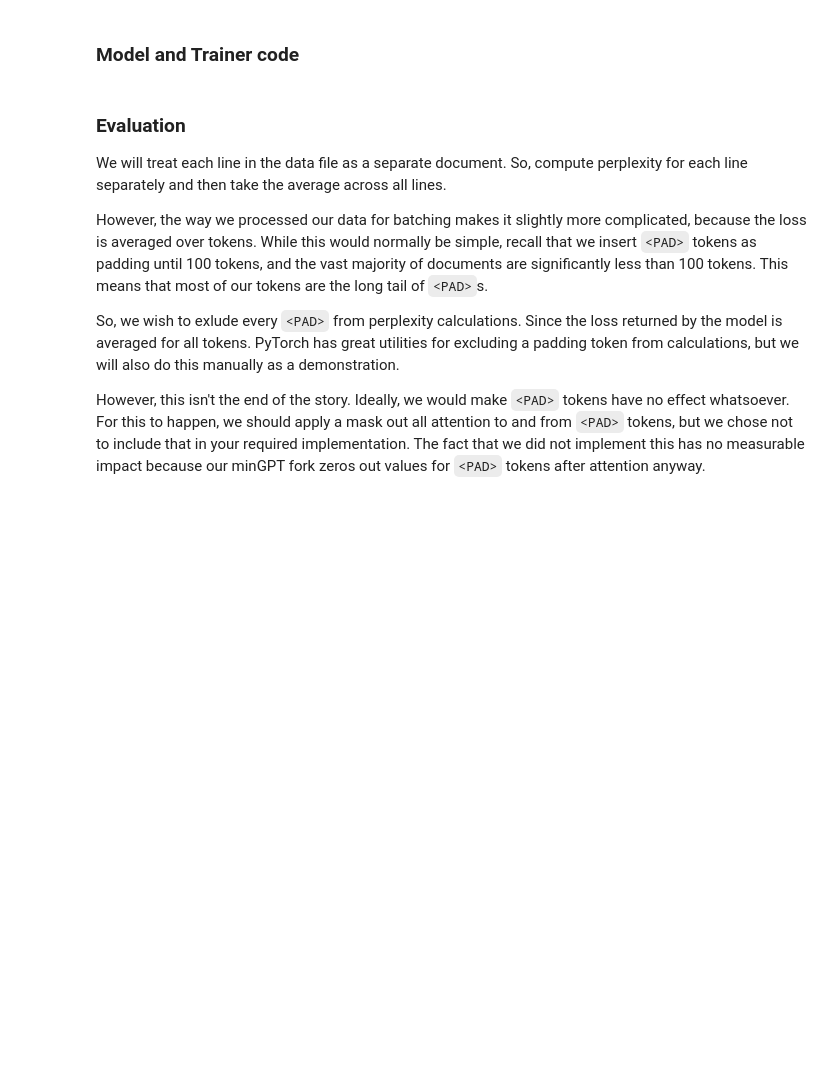
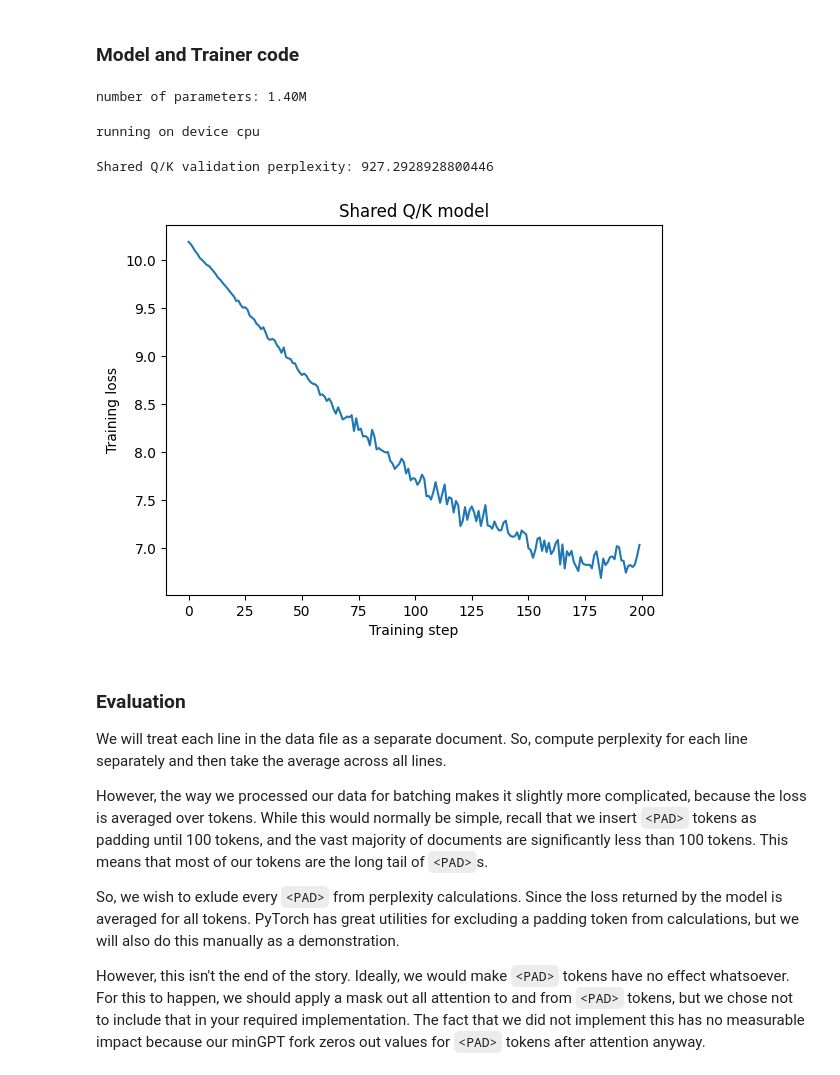
Before and after one commit to ghk2112/NLP_HW_2, a Jupyter notebook: Gayathri_Krishnan_BC3705NLP_A2P1.ipynb, the cells around one changed output. Saved outputs shown, nothing was run; the diff lists cells and outputs as text; code cells hidden in the pictures; blank space fills up the shorter version.

```diff
--- a/Gayathri_Krishnan_BC3705NLP_A2P1.ipynb
+++ b/Gayathri_Krishnan_BC3705NLP_A2P1.ipynb
@@ -457,5 +495,10 @@ train_dataset[447]
 # %% [markdown]
 ### Model and Trainer code
+# %%
+def init_shared_qk_proj(n_embd: int):
+    shared_qk = nn.Linear(n_embd, n_embd)
+    value_proj = nn.Linear(n_embd, n_embd)
+    return shared_qk, shared_qk, value_proj
 # %%
 model_config = GPT.get_default_config()
 model_config.model_type = None
@@ -479,27 +522,32 @@ model_config.block_size = 1024
 
 # We modified config to accept some functions for attention
 # Feel free to replace either of these!
-model_config.attn_init_fn = init_qkv_proj
+model_config.attn_init_fn = init_shared_qk_proj
 model_config.attn_fn = self_attention
 
 # Can use the wrapper around PyTorch's multi-head attention instead, but it's hard to modify for experiments
 # model_config.attn_fn = MHA_wrapper
 torch.manual_seed(447)
 torch.cuda.manual_seed_all(447)
-
 model = GPT(model_config)
+# %% [output]
+number of parameters: 1.40M
 # %%
 train_config = Trainer.get_default_config()
 train_config.device = DEVICE
+DEVICE = "cpu"
 train_config.num_workers = 2
 
 # We didn't tune the hyperparameters at all, feel free to change
 train_config.learning_rate = 5e-4
 train_config.batch_size = 32
-train_config.max_iters = len(train_dataset) // train_config.batch_size  # train for 1 epoch
+#train_config.max_iters = len(train_dataset) // train_config.batch_size  # train for 1 epoch
+train_config.max_iters = 200
 
 trainer = Trainer(train_config, model, train_dataset)
 log = []
+# %% [output]
+running on device cpu
 # %%
 torch.manual_seed(447)
 torch.cuda.manual_seed_all(447)
@@ -517,20 +565,26 @@ trainer.set_callback('on_batch_end', on_batch_end)
 trainer.run()
 bar.close()
 # %%
-modified_model = model
-modified_log = log.copy()
+shared_qk_model = model
+shared_qk_log = log.copy()
 
-modified_dev_losses = evaluate_losses(
-    lines_dev, model=modified_model
+DEVICE = str(next(shared_qk_model.parameters()).device)
+
+shared_qk_losses = evaluate_losses(
+    lines_dev, model=shared_qk_model
 )
-modified_dev_ppl = np.mean(np.exp(modified_dev_losses))
+shared_qk_ppl = np.mean(np.exp(shared_qk_losses))
 
-print("Modified validation perplexity:", modified_dev_ppl)
+print("Shared Q/K validation perplexity:", shared_qk_ppl)
 
-plt.plot(log)
-plt.xlabel('step')
-plt.ylabel('loss')
+plt.plot(shared_qk_log)
+plt.xlabel("Training step")
+plt.ylabel("Training loss")
+plt.title("Shared Q/K model")
 plt.show()
+# %% [output]
+Shared Q/K validation perplexity: 927.2928928800446
+[figure, added]
 # %% [markdown]
 ### Evaluation
 
```
Also changed, not shown: parts of 15 cells of this notebook.
